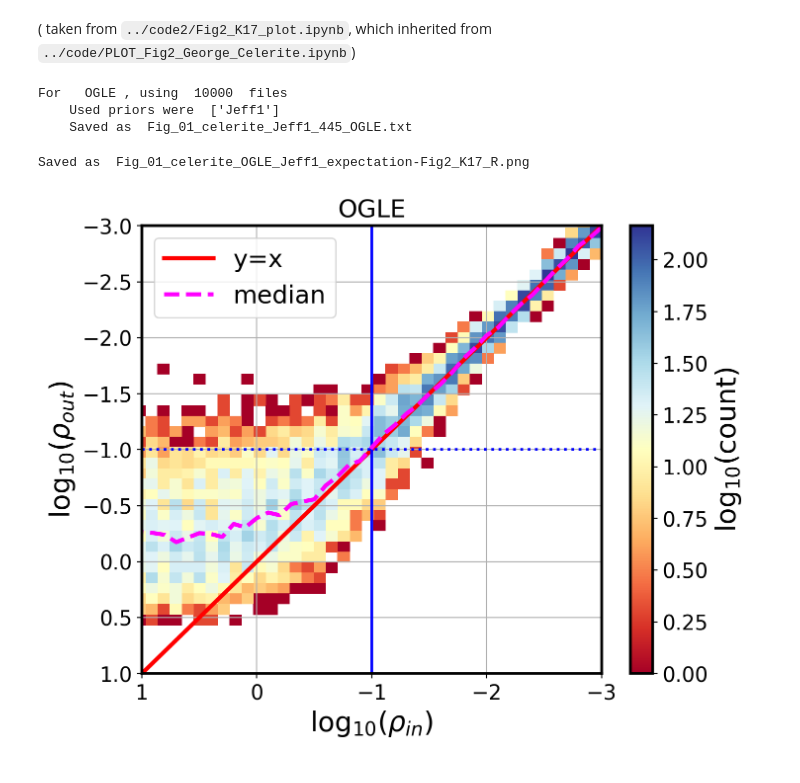
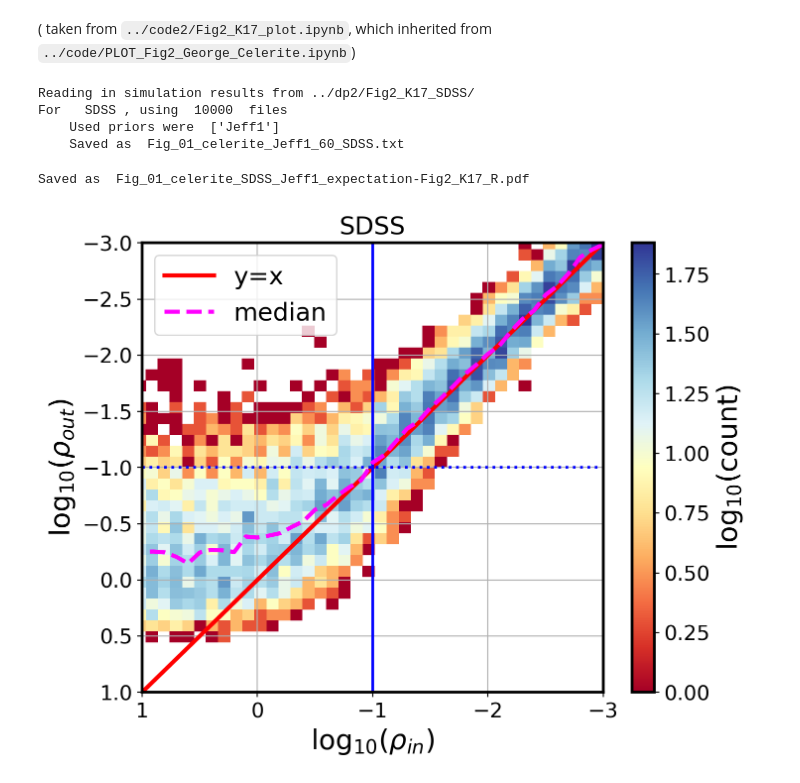
Before and after one commit to suberlak/PS1_SDSS_CRTS, a Jupyter notebook: code3/Fig_01_recovery_DRW_timescale.ipynb, the cells around one changed output. Saved outputs shown, nothing was run; the diff lists cells and outputs as text; code cells hidden in the pictures.

```diff
--- a/code3/Fig_01_recovery_DRW_timescale.ipynb
+++ b/code3/Fig_01_recovery_DRW_timescale.ipynb
@@ -310,13 +310,13 @@ where = 'Fig2_K17_'
 #Celerite : '/190207_results_celerite/'#
 #Celetite : '/180619_tuesday_work/'
 
-for simulation in ['OGLE']:#'OGLE','']:#, 'OGLE']:
-    if simulation is 'SDSS':
+for simulation in ['SDSS']:#'OGLE','']:#, 'OGLE']:
+    if simulation == 'SDSS':
         N = 60
-    if simulation is 'OGLE':
+    if simulation == 'OGLE':
         N = 445
     resDir  = '../dp2/'+where+simulation+ '/'
-
+    print('Reading in simulation results from %s'%resDir)
     # read the list of save files
     files = os.listdir(resDir)
     print('For  ', simulation, ', using ', len(files), ' files')
@@ -328,7 +328,7 @@ for simulation in ['OGLE']:#'OGLE','']:#, 'OGLE']:
     # use it's keys to create the appropriate
     # storage dicts given the first file
     # on the list ...
-    results = np.load(resDir+files[0]).item()
+    results = np.load(resDir+files[0], allow_pickle=True).item()
     priors  = list(results.keys())
     print('    Used priors were ', priors )
     for key in results[priors[0]].keys():
@@ -345,7 +345,7 @@ for simulation in ['OGLE']:#'OGLE','']:#, 'OGLE']:
             store_results['lc_name'][k] = fname[:-9] + '.dat'
 
             # read in the results for this light curve
-            results = np.load(resDir+fname).item()
+            results = np.load(resDir+fname, allow_pickle=True).item()
 
             # recover rho and tau : input parameters
             store_results['rho_in'][k] = results[prior]['rho_in']
@@ -374,20 +374,25 @@ for simulation in ['OGLE']:#'OGLE','']:#, 'OGLE']:
         print('    Saved as ', fname)
         store.write(fname, format='ascii',overwrite=True)
 # %% [output]
-For   OGLE , using  10000  files
+Reading in simulation results from ../dp2/Fig2_K17_SDSS/
+For   SDSS , using  10000  files
     Used priors were  ['Jeff1']
-    Saved as  Fig_01_celerite_Jeff1_445_OGLE.txt
+    Saved as  Fig_01_celerite_Jeff1_60_SDSS.txt
 # %%
 %matplotlib inline
 from scipy.stats import binned_statistic_2d
 
+engine = 'celerite'#'george''
+expectation = True # did we do MAP and expectation or MAP only ?
+where = 'Fig2_K17_'
+
 prior='Jeff1'
 # Jeff1 is 1/sigma * 1/tau
-simulation= 'OGLE'#'OGLE'#'SDSS'#'OGLE'# 'SDSS'
+simulation= 'SDSS'#'OGLE'#'SDSS'#'OGLE'# 'SDSS'
 
-if simulation is 'SDSS':
+if simulation == 'SDSS':
     N = 60
-if simulation is 'OGLE':
+if simulation == 'OGLE':
     N = 445
 engine = 'celerite'
 fname = 'Fig_01_'+engine+'_'+prior+'_'+str(int(N))+'_'+simulation+'.txt'
@@ -426,34 +431,34 @@ x_line = np.arange(xlim[0], xlim[1],0.01)
 ax.plot(x_line,x_line, ls='-', lw=3, color='red', label='y=x')
 ax.axhline(-1, ls=':', lw=2, c='blue')
 ax.axvline(-1, ls='-', lw=2, c='blue')
 
 # calculate the median of log(rho_out)
 # Median of the log(y) is not the log(median(y)) ....
 min_x, max_x , step_size = xlim[0],xlim[1], 0.1
 mean_x = np.arange(min_x, max_x+step_size , step_size)
 dx = 0.5 * step_size
 median_y = np.zeros(len(mean_x))
 
 for j in range(len(median_y)):
     # take points that are within desired x_data limits for each bin
     # i.e. marginalize along y ( stack vertically)
     mask =  ((mean_x[j] - dx) < x)*(x<  (mean_x[j] + dx))
     median_y[j] = np.median(y[mask])
 
 ax.plot(mean_x[:-1], median_y[:-1], c = 'magenta',lw=3, label='median',
        ls= '--')#, s=50 , edgecolor='black')
 # labels...
 ax.set_xlabel(r'$\log_{10}(\rho_{in})$')
 ax.set_ylabel(r'$\log_{10}(\rho_{out})$')
 ax.legend(fontsize=18)
 ax.set_title(simulation)
 ax.set_ylim(-3,1)
 ax.set_xlim(-3,1)
 ax.invert_xaxis()
 ax.invert_yaxis()
-figname = 'Fig_01_'+engine+'_'+simulation+'_'+prior+'_'+label+'-'+where+'R.png'
-plt.savefig(figname, bbox_inches='tight')
+figname = 'Fig_01_'+engine+'_'+simulation+'_'+prior+'_'+label+'-'+where+'R.pdf'
+plt.savefig(figname, bbox_inches='tight',dpi=100)
 print('Saved as ', figname)
 # %% [output]
-Saved as  Fig_01_celerite_OGLE_Jeff1_expectation-Fig2_K17_R.png
+Saved as  Fig_01_celerite_SDSS_Jeff1_expectation-Fig2_K17_R.pdf
-[figure, old version]
+[figure, new version]
```
Also changed, not shown: parts of 3 cells of this notebook.
